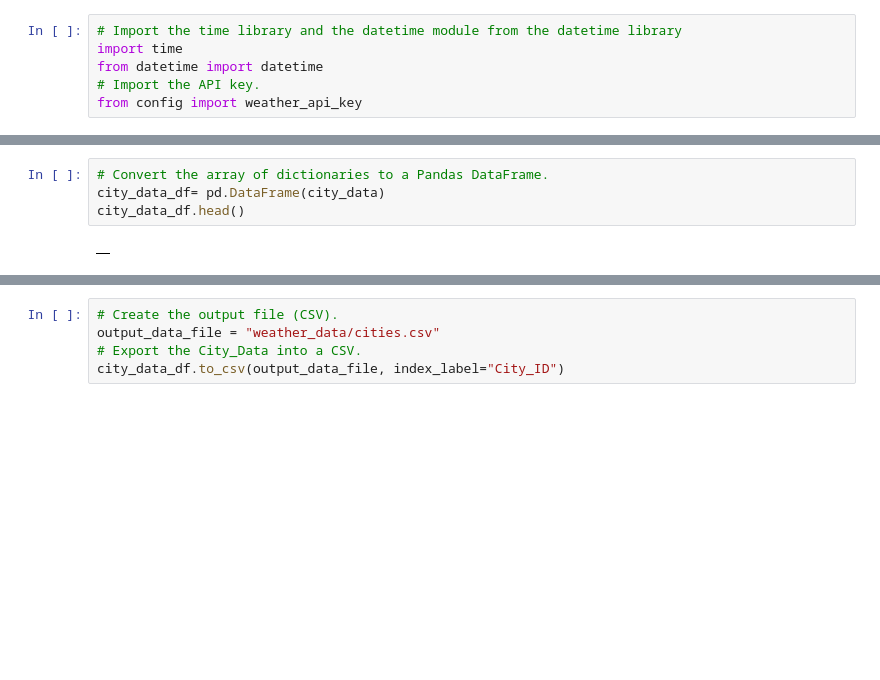
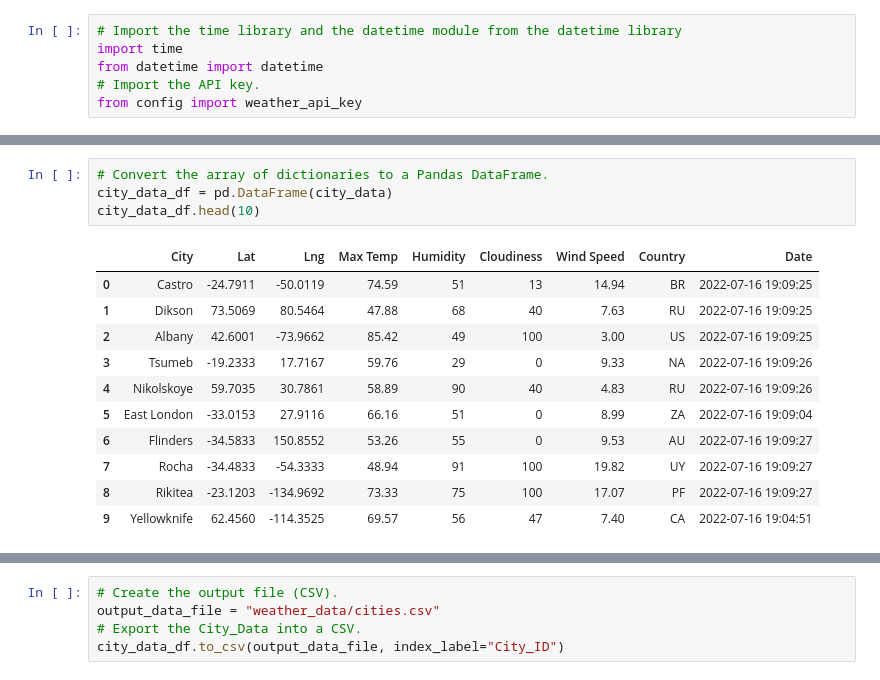
Before and after one commit to Fkourouma1/World_Weather_Analysis, a Jupyter notebook: WeatherPy.ipynb, the cells around one changed output, grey strips where cells are left out. Drawn from its saved outputs; the diff is of its cells as text; blank space fills up the shorter version.

```diff
--- a/WeatherPy.ipynb
+++ b/WeatherPy.ipynb
@@ -144,8 +151,18 @@ Data Retrieval Complete
 -----------------------------
 # %%
 # Convert the array of dictionaries to a Pandas DataFrame.
-city_data_df= pd.DataFrame(city_data)
-city_data_df.head()
+city_data_df = pd.DataFrame(city_data)
+city_data_df.head(10)
 # %% [output]
-|  |
+|  | City | Lat | Lng | Max Temp | Humidity | Cloudiness | Wind Speed | Country | Date |
+| 0 | Castro | -24.7911 | -50.0119 | 74.59 | 51 | 13 | 14.94 | BR | 2022-07-16 19:09:25 |
+| 1 | Dikson | 73.5069 | 80.5464 | 47.88 | 68 | 40 | 7.63 | RU | 2022-07-16 19:09:25 |
+| 2 | Albany | 42.6001 | -73.9662 | 85.42 | 49 | 100 | 3.00 | US | 2022-07-16 19:09:25 |
+| 3 | Tsumeb | -19.2333 | 17.7167 | 59.76 | 29 | 0 | 9.33 | NA | 2022-07-16 19:09:26 |
+| 4 | Nikolskoye | 59.7035 | 30.7861 | 58.89 | 90 | 40 | 4.83 | RU | 2022-07-16 19:09:26 |
+| 5 | East London | -33.0153 | 27.9116 | 66.16 | 51 | 0 | 8.99 | ZA | 2022-07-16 19:09:04 |
+| 6 | Flinders | -34.5833 | 150.8552 | 53.26 | 55 | 0 | 9.53 | AU | 2022-07-16 19:09:27 |
+| 7 | Rocha | -34.4833 | -54.3333 | 48.94 | 91 | 100 | 19.82 | UY | 2022-07-16 19:09:27 |
+| 8 | Rikitea | -23.1203 | -134.9692 | 73.33 | 75 | 100 | 17.07 | PF | 2022-07-16 19:09:27 |
+| 9 | Yellowknife | 62.4560 | -114.3525 | 69.57 | 56 | 47 | 7.40 | CA | 2022-07-16 19:04:51 |
 # %%
```
Also changed, not shown: parts of 27 cells of this notebook.
